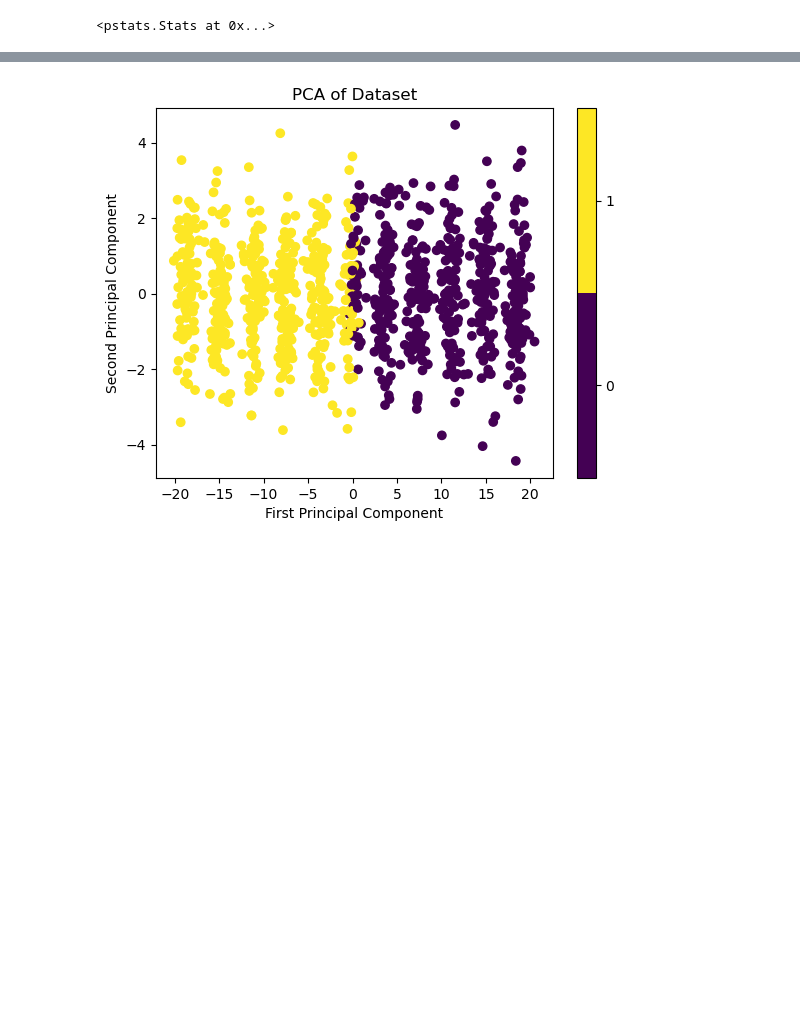
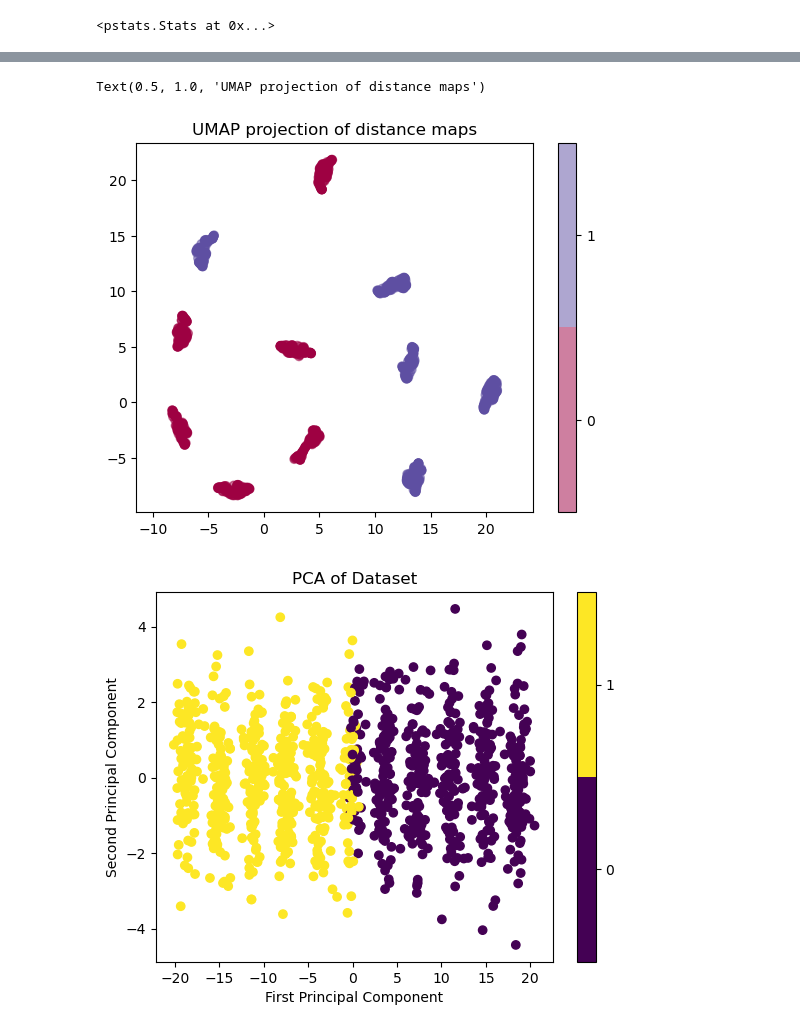
Before and after one commit to tee-udon/chromatin-ensemble-refinement, a Jupyter notebook: scripts/20240602_OptimalNumberOfModel_StructureLandscape.ipynb, the cells around one changed output, grey strips where cells are left out. Drawn from its saved outputs; the diff is of its cells as text; code cells hidden in the pictures; blank space fills up the shorter version.

```diff
--- a/scripts/20240602_OptimalNumberOfModel_StructureLandscape.ipynb
+++ b/scripts/20240602_OptimalNumberOfModel_StructureLandscape.ipynb
@@ -251,3 +251,18 @@ plt.show()
+# %%
+reducer.fit(X_pca)
+embedding = reducer.transform(X_pca)
+plt.scatter(
+    embedding[:, 0],
+    embedding[:, 1],
+    c=observation_class_list,
+    cmap='Spectral',
+    alpha=0.5)
+plt.colorbar(boundaries=np.arange(3)-0.5).set_ticks(np.arange(2))
+plt.gca().set_aspect('equal', 'datalim')
+plt.title('UMAP projection of distance maps')
+# %% [output]
+Text(0.5, 1.0, 'UMAP projection of distance maps')
+[figure, added]
 # %%
 # Visualize results
 plt.scatter(X_pca[:, 0], X_pca[:, 1], c=svm_result)
```
Also changed, not shown: parts of 6 cells of this notebook, 3 other files.
